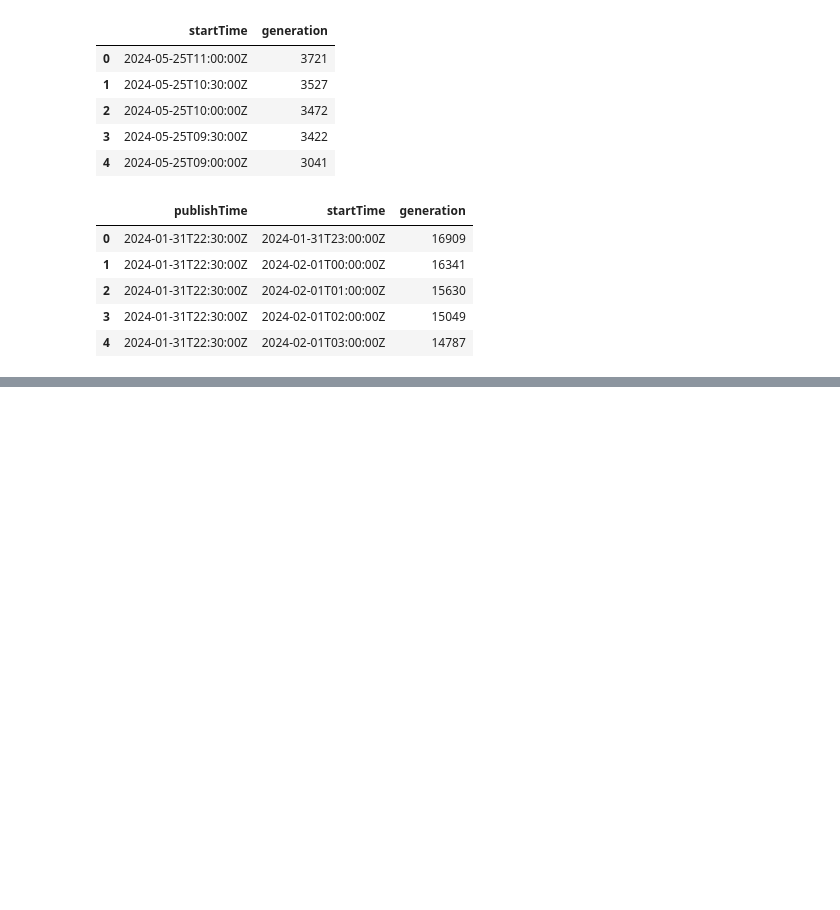
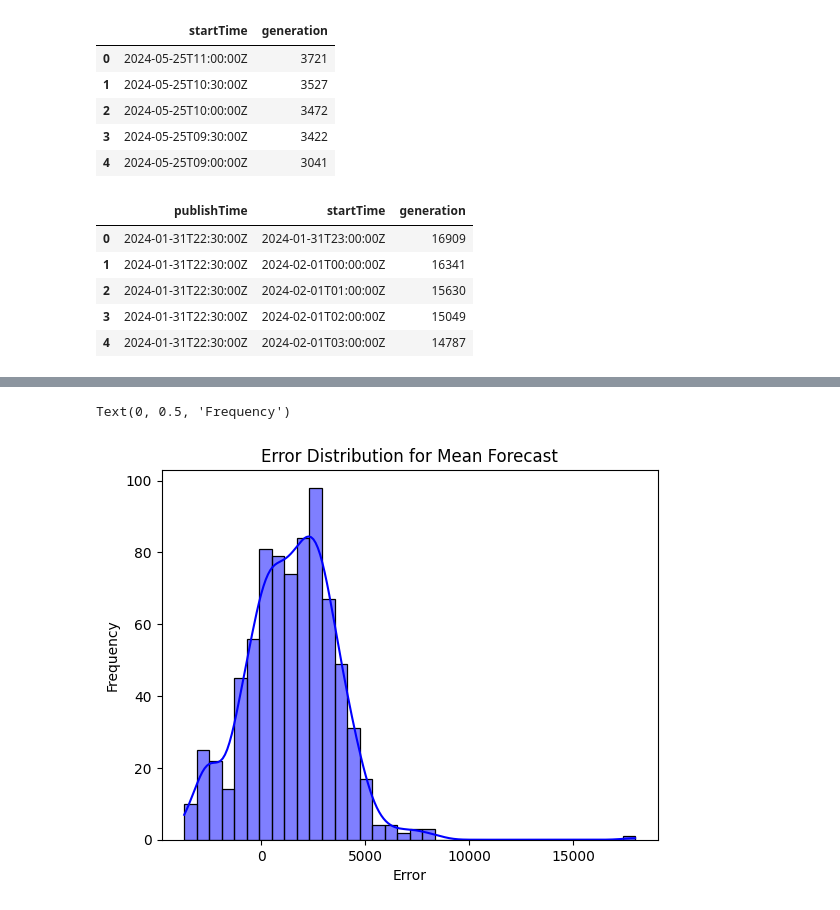
Before and after one commit to R1shA3h/Wind-forcast, a Jupyter notebook: error_analysis.ipynb, the cells around one changed output, grey strips where cells are left out. Drawn from its saved outputs; the diff is of its cells as text; code cells hidden in the pictures; blank space fills up the shorter version.

```diff
--- a/error_analysis.ipynb
+++ b/error_analysis.ipynb
@@ -171,0 +173,9 @@ The wind generation forecast model shows potential for accurate medium-term pred
+# %%
+#Plot of error distribution of mean forecast in the form of histogram
+sns.histplot(merged_df_mean['error'], kde=True, color='blue')
+plt.title('Error Distribution for Mean Forecast')
+plt.xlabel('Error')
+plt.ylabel('Frequency')
+# %% [output]
+Text(0, 0.5, 'Frequency')
+[figure, added]
```
Also changed, not shown: parts of 27 cells of this notebook.
